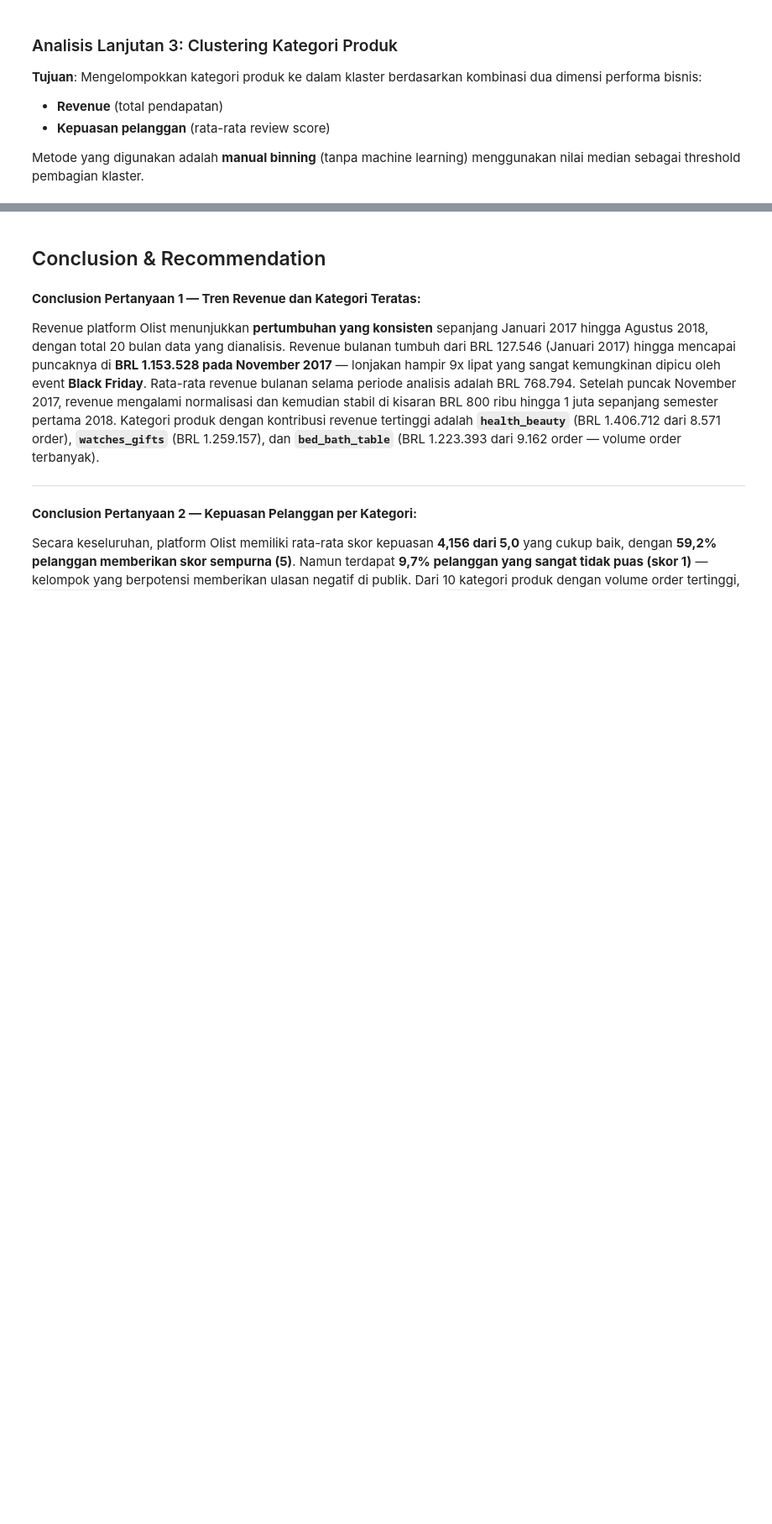
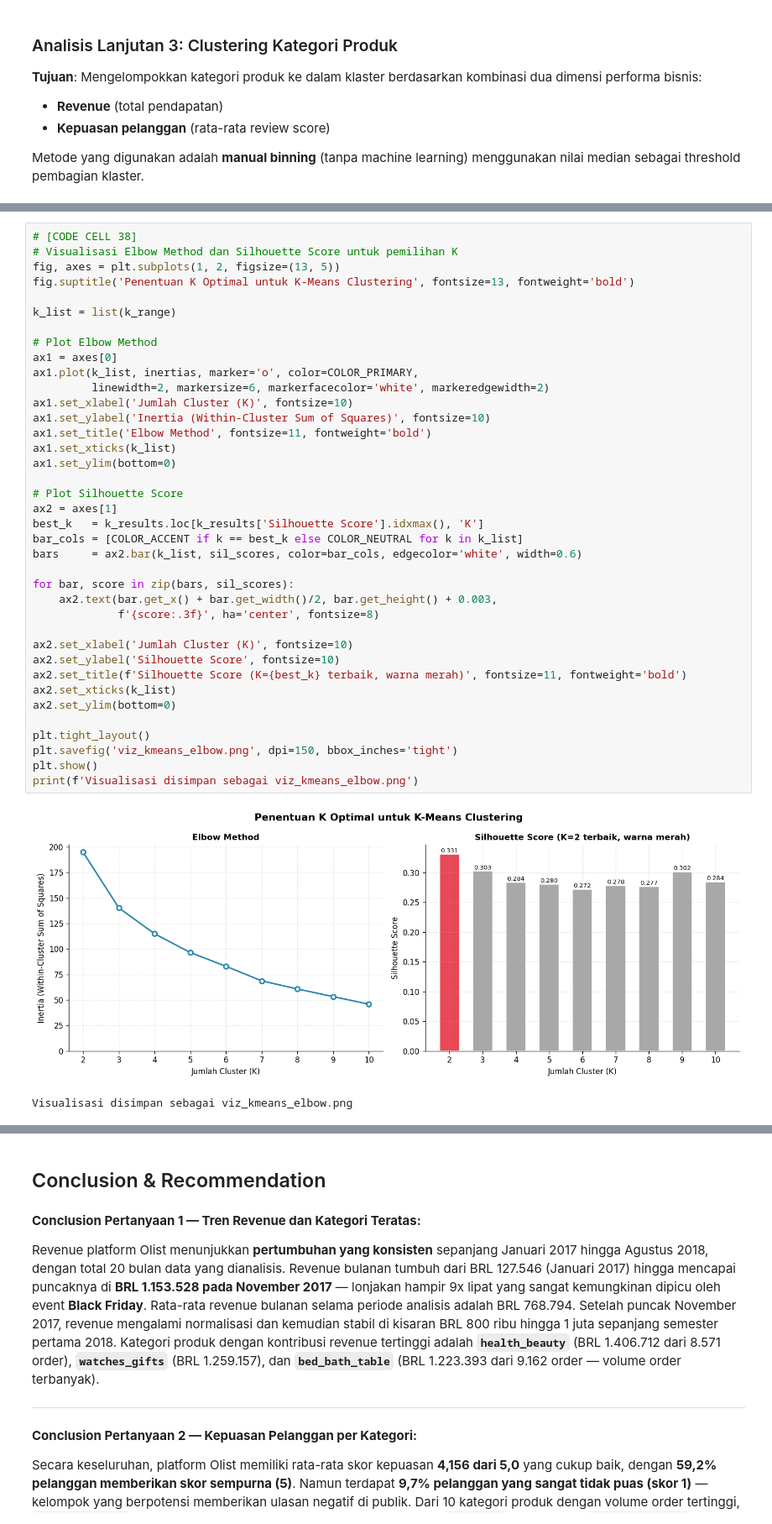
Before and after one commit to ulumlab/brazilian-ecommerce-analysis, a Jupyter notebook: notebook.ipynb, the cells around one changed output, grey strips where cells are left out. Shown at 84% size. Drawn from its saved outputs; the diff is of its cells as text; blank space fills up the shorter version.

```diff
--- a/notebook.ipynb
+++ b/notebook.ipynb
@@ -1425,0 +1601,41 @@ Visualisasi clustering disimpan sebagai viz_clustering.png
+# %%
+# [CODE CELL 38]
+# Visualisasi Elbow Method dan Silhouette Score untuk pemilihan K
+fig, axes = plt.subplots(1, 2, figsize=(13, 5))
+fig.suptitle('Penentuan K Optimal untuk K-Means Clustering', fontsize=13, fontweight='bold')
+
+k_list = list(k_range)
+
+# Plot Elbow Method
+ax1 = axes[0]
+ax1.plot(k_list, inertias, marker='o', color=COLOR_PRIMARY,
+         linewidth=2, markersize=6, markerfacecolor='white', markeredgewidth=2)
+ax1.set_xlabel('Jumlah Cluster (K)', fontsize=10)
+ax1.set_ylabel('Inertia (Within-Cluster Sum of Squares)', fontsize=10)
+ax1.set_title('Elbow Method', fontsize=11, fontweight='bold')
+ax1.set_xticks(k_list)
+ax1.set_ylim(bottom=0)
+
+# Plot Silhouette Score
+ax2 = axes[1]
+best_k   = k_results.loc[k_results['Silhouette Score'].idxmax(), 'K']
+bar_cols = [COLOR_ACCENT if k == best_k else COLOR_NEUTRAL for k in k_list]
+bars     = ax2.bar(k_list, sil_scores, color=bar_cols, edgecolor='white', width=0.6)
+
+for bar, score in zip(bars, sil_scores):
+    ax2.text(bar.get_x() + bar.get_width()/2, bar.get_height() + 0.003,
+             f'{score:.3f}', ha='center', fontsize=8)
+
+ax2.set_xlabel('Jumlah Cluster (K)', fontsize=10)
+ax2.set_ylabel('Silhouette Score', fontsize=10)
+ax2.set_title(f'Silhouette Score (K={best_k} terbaik, warna merah)', fontsize=11, fontweight='bold')
+ax2.set_xticks(k_list)
+ax2.set_ylim(bottom=0)
+
+plt.tight_layout()
+plt.savefig('viz_kmeans_elbow.png', dpi=150, bbox_inches='tight')
+plt.show()
+print(f'Visualisasi disimpan sebagai viz_kmeans_elbow.png')
+# %% [output]
+[figure, added]
+Visualisasi disimpan sebagai viz_kmeans_elbow.png
```
Also changed, not shown: parts of 68 cells of this notebook, 1 other file.
